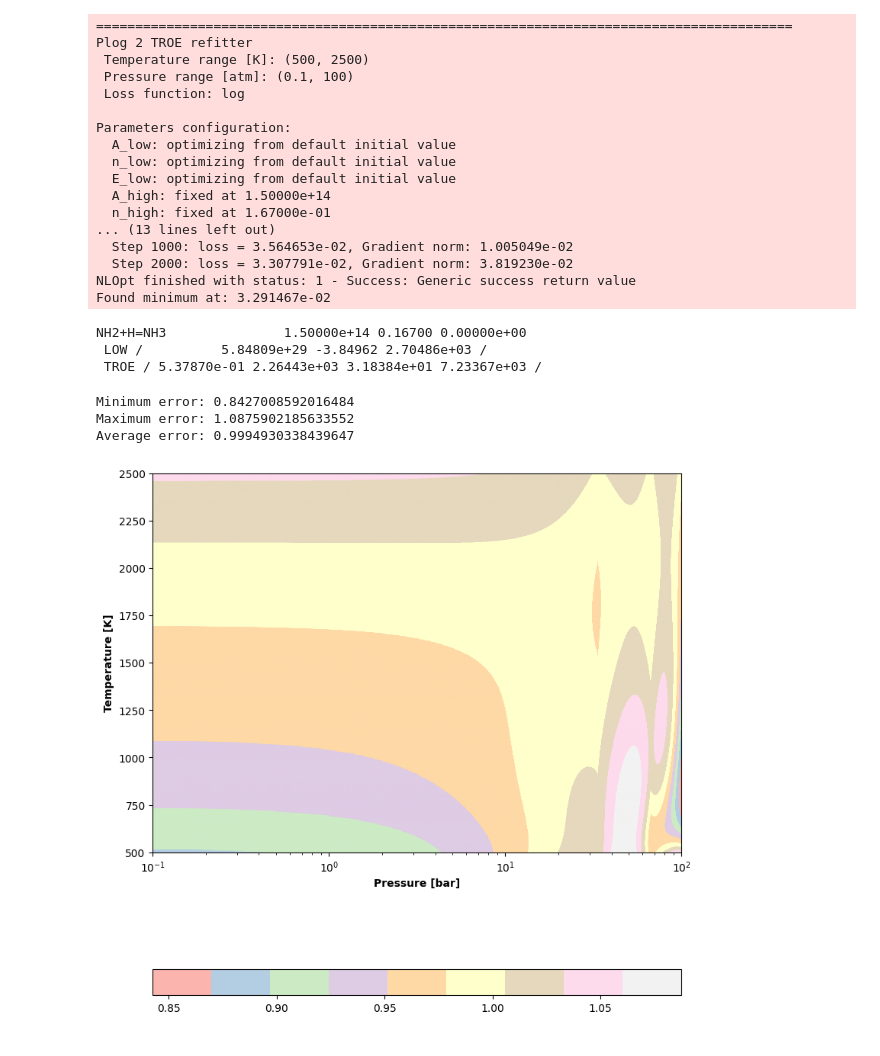
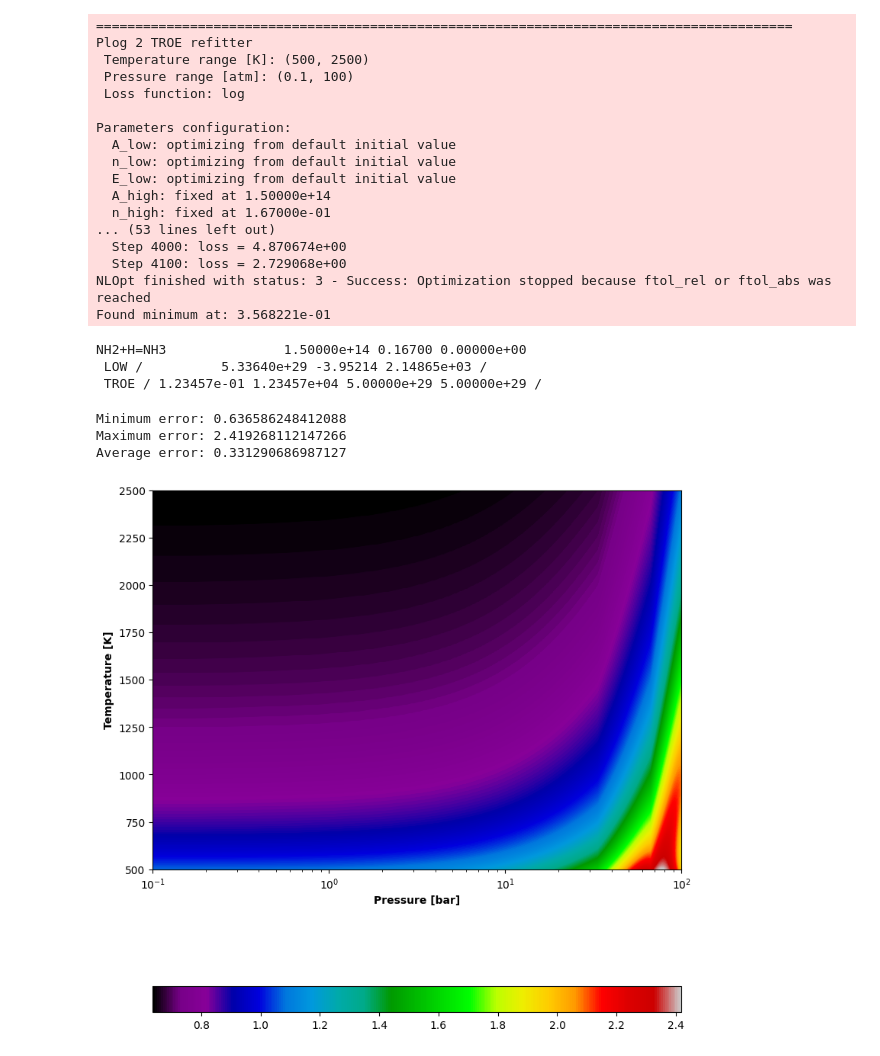
Before and after one commit to tdinelli/diffPLOG2TROE, a Jupyter notebook: examples/Plog2FallOff_NLOpt.ipynb, the cells around one changed output. Drawn from its saved outputs; the diff is of its cells as text; code cells hidden in the pictures.

```diff
--- a/examples/Plog2FallOff_NLOpt.ipynb
+++ b/examples/Plog2FallOff_NLOpt.ipynb
@@ -29,6 +29,11 @@ param_config = {
     "A_high": {"optimize": False, "value": 1.50e+14},
     "n_high": {"optimize": False, "value": 0.167},
     "E_high": {"optimize": False, "value": 0.0},
+    # "A": {"optimize": False, "value": 5.28683e-01},
+    # "T3": {"optimize": False, "value": 7.05782e+02},
+    # "T1": {"optimize": False, "value": 7.08866e+02},
+    # "T2": {"optimize": False, "value": 3.33264e+03},
+    # LOW / 		7.81103e+33 -5.02168 5.34730e+03 /
 }
 
 refitter = PlogRefitter(
@@ -39,18 +44,21 @@ refitter = PlogRefitter(
     n_P=300,
     param_config=param_config,
     loss_name="log",
-    log_name="nlopt-refit.log"
+    log_name="nlopt-refit-logloss-lbfgs.log"
 )
 
-nlopt_options = {
-    "algorithm": "LBFGS",
-    "max_eval": 1000000,
-    "ftol_rel": 1e-15,
-    "xtol_rel": 1e-15,
-    "steps_file": 1000
+optax_options = {
+    "algorithm": "DIRECT",
+    "max_eval": 10000,
+    "ftol_rel": 1e-10,
+    "xtol_rel": 1e-10,
+    "steps_file": 100,
+    "patience": 1000,
+    "ftol": 1e-10,
+    "learning_rate": 6e-2
 }
 
-initial_troe = refitter.fit(nlopt_options=nlopt_options)
+initial_troe = refitter.fit(nlopt_options=optax_options)
 print(FallOff(initial_troe))
 # %% [output]
 =========================================================================================
@@ -65,52 +73,53 @@ Parameters configuration:
   E_low: optimizing from default initial value
   A_high: fixed at 1.50000e+14
   n_high: fixed at 1.67000e-01
-... (13 lines left out)
-  Step 1000: loss = 3.564653e-02, Gradient norm: 1.005049e-02
-  Step 2000: loss = 3.307791e-02, Gradient norm: 3.819230e-02
-NLOpt finished with status: 1 - Success: Generic success return value
-Found minimum at: 3.291467e-02
+... (53 lines left out)
+  Step 4000: loss = 4.870674e+00
+  Step 4100: loss = 2.729068e+00
+NLOpt finished with status: 3 - Success: Optimization stopped because ftol_rel or ftol_abs was reached
+Found minimum at: 3.568221e-01
 NH2+H=NH3               1.50000e+14 0.16700 0.00000e+00
- LOW /          5.84809e+29 -3.84962 2.70486e+03 /
- TROE / 5.37870e-01 2.26443e+03 3.18384e+01 7.23367e+03 /
+ LOW /          5.33640e+29 -3.95214 2.14865e+03 /
+ TROE / 1.23457e-01 1.23457e+04 5.00000e+29 5.00000e+29 /
 # %%
 T_range = jnp.linspace(500, 2500, 1000)
 P_range = jnp.logspace(jnp.log10(0.1), jnp.log10(100), 1000)
 
 T_mesh, P_mesh = jnp.meshgrid(T_range, P_range)
 
 falloff = FallOff(initial_troe)
 plog = Plog(starting_plog)
 k_falloff_map = falloff.kinetic_constant(T_range, P_range)
 k_plog_map = plog.kinetic_constant(T_range, P_range)
 
 ratio = k_falloff_map.T / k_plog_map.T
+rel_ratio = jnp.mean(jnp.sqrt((1 - k_falloff_map.T / k_plog_map.T) ** 2))
 
 plt.figure(figsize=(8, 8))
 im = plt.imshow(
     ratio,
     origin="lower",
     aspect="auto",
     extent=[P_range[0], P_range[-1], T_range[0], T_range[-1]],
-    cmap="Pastel1"
+    cmap="nipy_spectral"
 )
 
 plt.xscale("log")
 plt.xlabel("Pressure [bar]", fontweight="bold")
 plt.ylabel("Temperature [K]", fontweight="bold")
 cbar = plt.colorbar(im, orientation="horizontal", pad=0.2)
 
 print(f"Minimum error: {jnp.min(ratio)}")
 print(f"Maximum error: {jnp.max(ratio)}")
-print(f"Average error: {jnp.mean(ratio)}")
+print(f"Average error: {rel_ratio}")
 
 plt.tight_layout()
 plt.show()
 # %% [output]
-Minimum error: 0.8427008592016484
-Maximum error: 1.0875902185633552
-Average error: 0.9994930338439647
+Minimum error: 0.636586248412088
+Maximum error: 2.419268112147266
+Average error: 0.331290686987127
-[figure, old version]
+[figure, new version]
 # %%
 starting_plog = {
     "name": "NH2+H=NH3",
```
Also changed, not shown: parts of 2 cells of this notebook, 4 other files.
